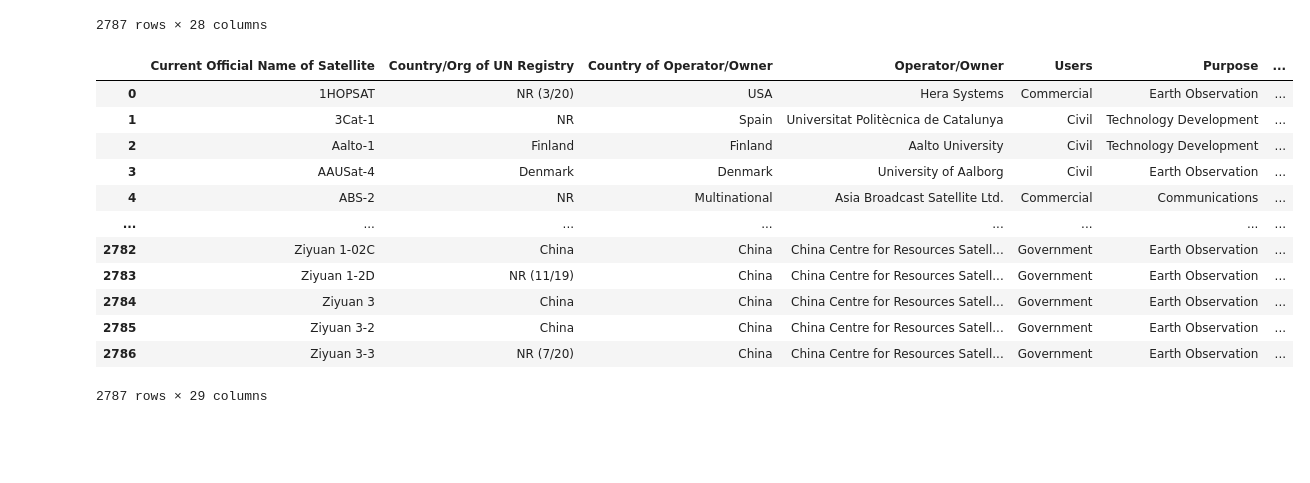
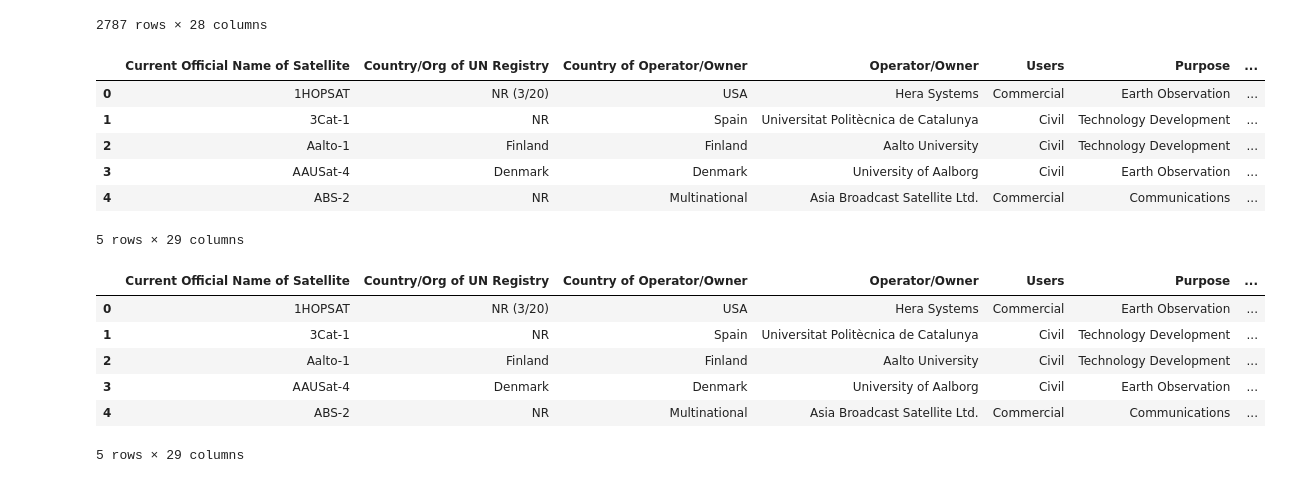
Before and after one commit to jdmerryman88/Worldwide_Satellite_Analysis, a Jupyter notebook: final.ipynb, the cells around one changed output. Saved outputs shown, nothing was run; the diff lists cells and outputs as text; code cells hidden in the pictures; blank space fills up the shorter version.

Commit message:
Updated final file with dataframe of cleaned data. Last cell can be copied to complete further data analysis

```diff
--- a/final.ipynb
+++ b/final.ipynb
@@ -78,32 +78,24 @@ cleaned_data['Launch Year'] = pd.DatetimeIndex(cleaned_data['Date of Launch']).y
 # %%
 #Replace NA values in Expected Lifetime with 0 for easier analysis
 
 cleaned_data[['Expected Lifetime (yrs.)']] = cleaned_data[['Expected Lifetime (yrs.)']].fillna(value=0)
 cleaned_data['Expected Lifetime (yrs.)'] = cleaned_data['Expected Lifetime (yrs.)'].astype(float)
 cleaned_data['Launch Year'] = cleaned_data['Launch Year'].astype(int)
 cleaned_data[['Detailed Purpose']] = cleaned_data[['Detailed Purpose']].fillna(value='Unknown')
 cleaned_data[['Type of Orbit']] = cleaned_data[['Type of Orbit']].fillna(value='Unknown')
 cleaned_data[['Comments']] = cleaned_data[['Comments']].fillna(value='Unknown')
 
-#Dataframe renamed for consistency
-clean_satellite_df = cleaned_data
 
 #View final cleaned dataframe
-clean_satellite_df
+cleaned_data.head()
 # %% [output]
 |  | Current Official Name of Satellite | Country/Org of UN Registry | Country of Operator/Owner | Operator/Owner | Users | Purpose | ... |
 | 0 | 1HOPSAT | NR (3/20) | USA | Hera Systems | Commercial | Earth Observation | ... |
 | 1 | 3Cat-1 | NR | Spain | Universitat Politècnica de Catalunya | Civil | Technology Development | ... |
 | 2 | Aalto-1 | Finland | Finland | Aalto University | Civil | Technology Development | ... |
 | 3 | AAUSat-4 | Denmark | Denmark | University of Aalborg | Civil | Earth Observation | ... |
 | 4 | ABS-2 | NR | Multinational | Asia Broadcast Satellite Ltd. | Commercial | Communications | ... |
-| ... | ... | ... | ... | ... | ... | ... | ... |
-| 2782 | Ziyuan 1-02C | China | China | China Centre for Resources Satell... | Government | Earth Observation | ... |
-| 2783 | Ziyuan 1-2D | NR (11/19) | China | China Centre for Resources Satell... | Government | Earth Observation | ... |
-| 2784 | Ziyuan 3 | China | China | China Centre for Resources Satell... | Government | Earth Observation | ... |
-| 2785 | Ziyuan 3-2 | China | China | China Centre for Resources Satell... | Government | Earth Observation | ... |
-| 2786 | Ziyuan 3-3 | NR (7/20) | China | China Centre for Resources Satell... | Government | Earth Observation | ... |
-2787 rows × 29 columns
+5 rows × 29 columns
 # %%
 # Save as a csv
 # Note to avoid any issues later, use encoding="utf-8"
@@ -111,0 +104,23 @@ clean_satellite_df.to_csv("resources/cleaned_data.csv", encoding="utf-8", index=
+# %%
+#Use this cell to load data for plotting and analysis
+
+# File to Load
+cleaned_satellite_data = "resources/cleaned_data.csv"
+
+
+# Read satellite data file and store into Pandas DataFrames
+cleaned_satellite_df = pd.read_csv(cleaned_satellite_data)
+
+
+# View Data
+# Note columns in middle not displayed due to size limitation on pandas display.
+
+cleaned_satellite_df.head()
+# %% [output]
+|  | Current Official Name of Satellite | Country/Org of UN Registry | Country of Operator/Owner | Operator/Owner | Users | Purpose | ... |
+| 0 | 1HOPSAT | NR (3/20) | USA | Hera Systems | Commercial | Earth Observation | ... |
+| 1 | 3Cat-1 | NR | Spain | Universitat Politècnica de Catalunya | Civil | Technology Development | ... |
+| 2 | Aalto-1 | Finland | Finland | Aalto University | Civil | Technology Development | ... |
+| 3 | AAUSat-4 | Denmark | Denmark | University of Aalborg | Civil | Earth Observation | ... |
+| 4 | ABS-2 | NR | Multinational | Asia Broadcast Satellite Ltd. | Commercial | Communications | ... |
+5 rows × 29 columns
```
Also changed, not shown: parts of 1 cell of this notebook, 1 other file.
